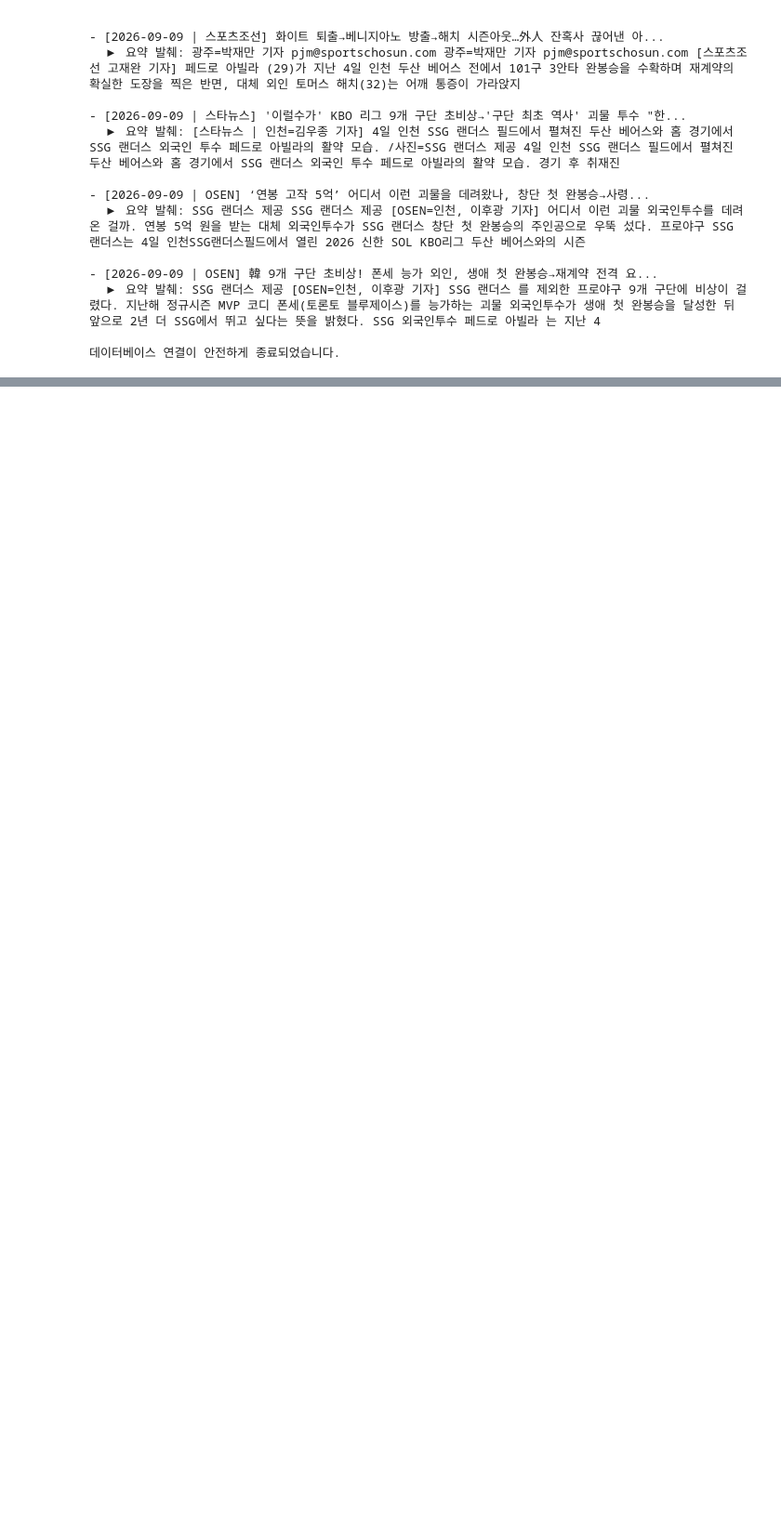
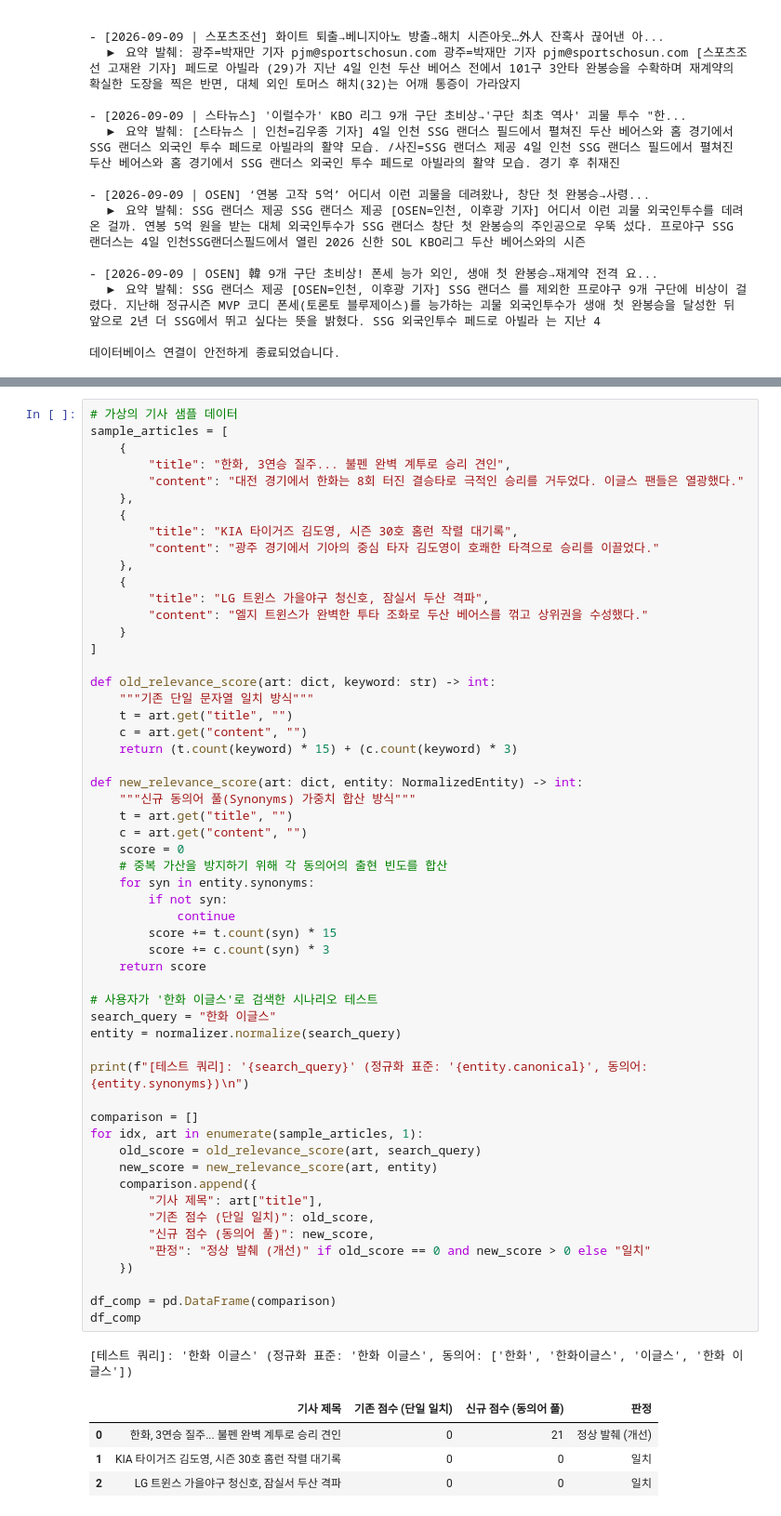
Before and after one commit to algethi97/baseball_AI-breifing_project, a Jupyter notebook: test.ipynb, the cells around one changed output, grey strips where cells are left out. Shown at 93% size. Cells and saved outputs as stored; diff of their text form; blank space fills up the shorter version.

```diff
--- a/test.ipynb
+++ b/test.ipynb
@@ -302,0 +611,61 @@ print('\n데이터베이스 연결이 안전하게 종료되었습니다.')
+# %%
+# 가상의 기사 샘플 데이터
+sample_articles = [
+    {
+        "title": "한화, 3연승 질주... 불펜 완벽 계투로 승리 견인",
+        "content": "대전 경기에서 한화는 8회 터진 결승타로 극적인 승리를 거두었다. 이글스 팬들은 열광했다."
+    },
+    {
+        "title": "KIA 타이거즈 김도영, 시즌 30호 홈런 작렬 대기록",
+        "content": "광주 경기에서 기아의 중심 타자 김도영이 호쾌한 타격으로 승리를 이끌었다."
+    },
+    {
+        "title": "LG 트윈스 가을야구 청신호, 잠실서 두산 격파",
+        "content": "엘지 트윈스가 완벽한 투타 조화로 두산 베어스를 꺾고 상위권을 수성했다."
+    }
+]
+
+def old_relevance_score(art: dict, keyword: str) -> int:
+    """기존 단일 문자열 일치 방식"""
+    t = art.get("title", "")
+    c = art.get("content", "")
+    return (t.count(keyword) * 15) + (c.count(keyword) * 3)
+
+def new_relevance_score(art: dict, entity: NormalizedEntity) -> int:
+    """신규 동의어 풀(Synonyms) 가중치 합산 방식"""
+    t = art.get("title", "")
+    c = art.get("content", "")
+    score = 0
+    # 중복 가산을 방지하기 위해 각 동의어의 출현 빈도를 합산
+    for syn in entity.synonyms:
+        if not syn:
+            continue
+        score += t.count(syn) * 15
+        score += c.count(syn) * 3
+    return score
+
+# 사용자가 '한화 이글스'로 검색한 시나리오 테스트
+search_query = "한화 이글스"
+entity = normalizer.normalize(search_query)
+
+print(f"[테스트 쿼리]: '{search_query}' (정규화 표준: '{entity.canonical}', 동의어: {entity.synonyms})\n")
+
+comparison = []
+for idx, art in enumerate(sample_articles, 1):
+    old_score = old_relevance_score(art, search_query)
+    new_score = new_relevance_score(art, entity)
+    comparison.append({
+        "기사 제목": art["title"],
+        "기존 점수 (단일 일치)": old_score,
+        "신규 점수 (동의어 풀)": new_score,
+        "판정": "정상 발췌 (개선)" if old_score == 0 and new_score > 0 else "일치"
+    })
+
+df_comp = pd.DataFrame(comparison)
+df_comp
+# %% [output]
+[테스트 쿼리]: '한화 이글스' (정규화 표준: '한화 이글스', 동의어: ['한화', '한화이글스', '이글스', '한화 이글스'])
+|  | 기사 제목 | 기존 점수 (단일 일치) | 신규 점수 (동의어 풀) | 판정 |
+| 0 | 한화, 3연승 질주... 불펜 완벽 계투로 승리 견인 | 0 | 21 | 정상 발췌 (개선) |
+| 1 | KIA 타이거즈 김도영, 시즌 30호 홈런 작렬 대기록 | 0 | 0 | 일치 |
+| 2 | LG 트윈스 가을야구 청신호, 잠실서 두산 격파 | 0 | 0 | 일치 |
```
Also changed, not shown: parts of 7 cells of this notebook.
